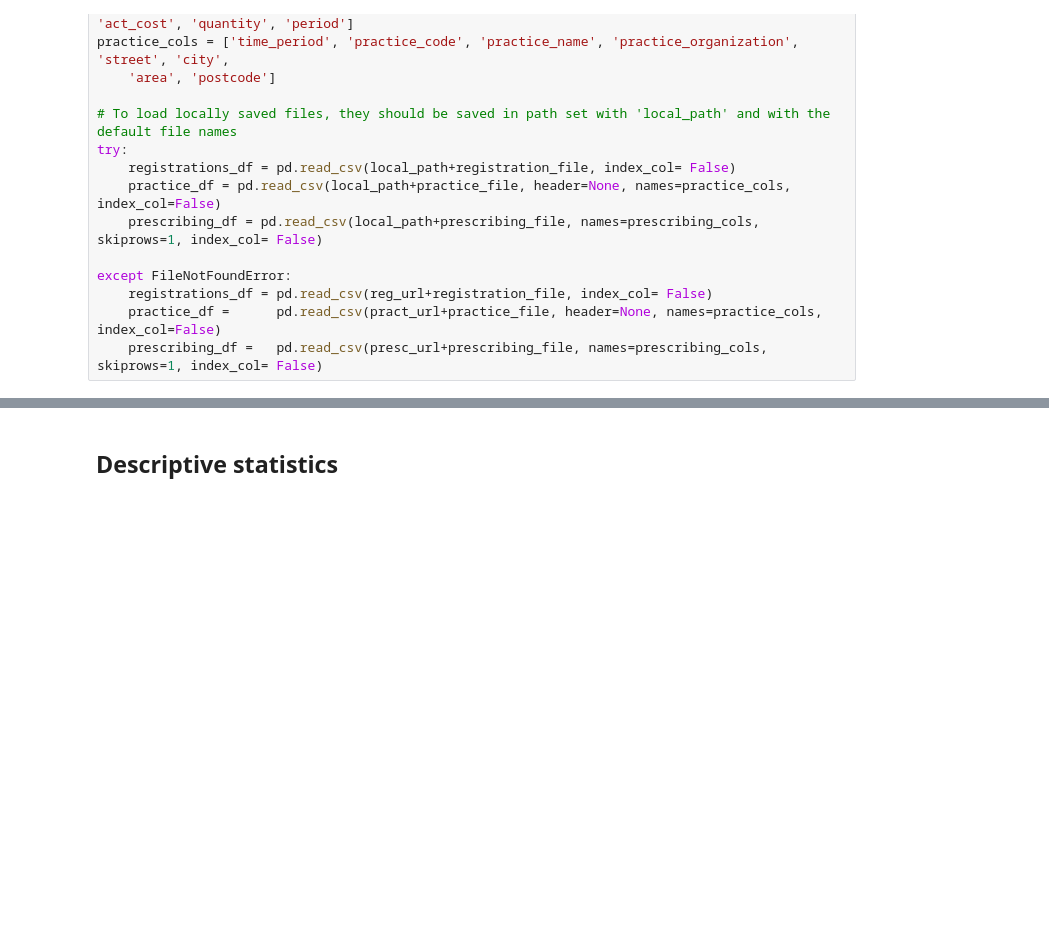
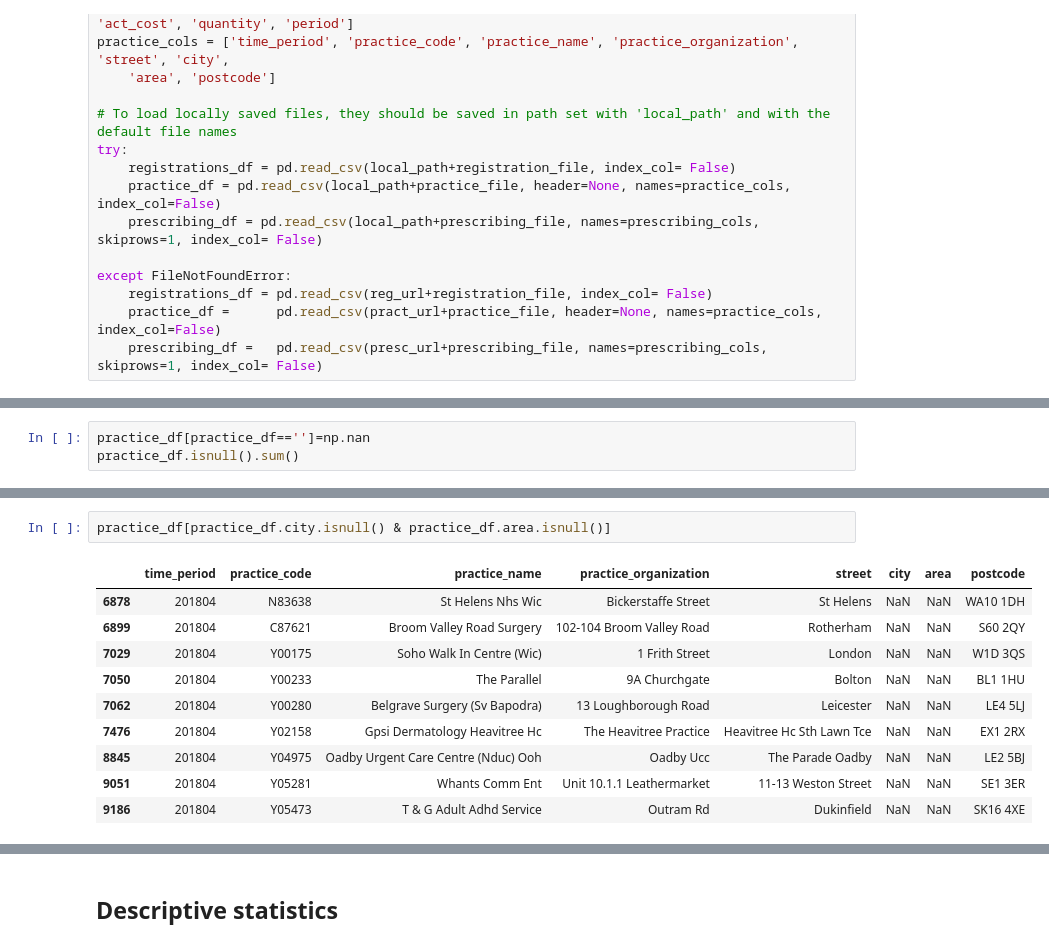
Before and after one commit to gtdalton/Health-Data-Science-MSc, a Jupyter notebook: General Practice Prescribing.ipynb, the cells around one changed output, grey strips where cells are left out. Cells and saved outputs as stored; diff of their text form; blank space fills up the shorter version.

```diff
--- a/General Practice Prescribing.ipynb
+++ b/General Practice Prescribing.ipynb
@@ -74,0 +120,3 @@ After processing, data appears as:'Hartlepool'
+# %%
+practice_df[practice_df=='']=np.nan
+practice_df.isnull().sum()
@@ -74,0 +135,13 @@ After processing, data appears as:'Hartlepool'
+# %%
+practice_df[practice_df.city.isnull() & practice_df.area.isnull()]
+# %% [output]
+|  | time_period | practice_code | practice_name | practice_organization | street | city | area | postcode |
+| 6878 | 201804 | N83638 | St Helens Nhs Wic | Bickerstaffe Street | St Helens | NaN | NaN | WA10 1DH |
+| 6899 | 201804 | C87621 | Broom Valley Road Surgery | 102-104 Broom Valley Road | Rotherham | NaN | NaN | S60 2QY |
+| 7029 | 201804 | Y00175 | Soho Walk In Centre (Wic) | 1 Frith Street | London | NaN | NaN | W1D 3QS |
+| 7050 | 201804 | Y00233 | The Parallel | 9A Churchgate | Bolton | NaN | NaN | BL1 1HU |
+| 7062 | 201804 | Y00280 | Belgrave Surgery (Sv Bapodra) | 13 Loughborough Road | Leicester | NaN | NaN | LE4 5LJ |
+| 7476 | 201804 | Y02158 | Gpsi Dermatology Heavitree Hc | The Heavitree Practice | Heavitree Hc Sth Lawn Tce | NaN | NaN | EX1 2RX |
+| 8845 | 201804 | Y04975 | Oadby Urgent Care Centre (Nduc) Ooh | Oadby Ucc | The Parade Oadby | NaN | NaN | LE2 5BJ |
+| 9051 | 201804 | Y05281 | Whants Comm Ent | Unit 10.1.1 Leathermarket | 11-13 Weston Street | NaN | NaN | SE1 3ER |
+| 9186 | 201804 | Y05473 | T & G Adult Adhd Service | Outram Rd | Dukinfield | NaN | NaN | SK16 4XE |
```
Also changed, not shown: parts of 43 cells of this notebook.
